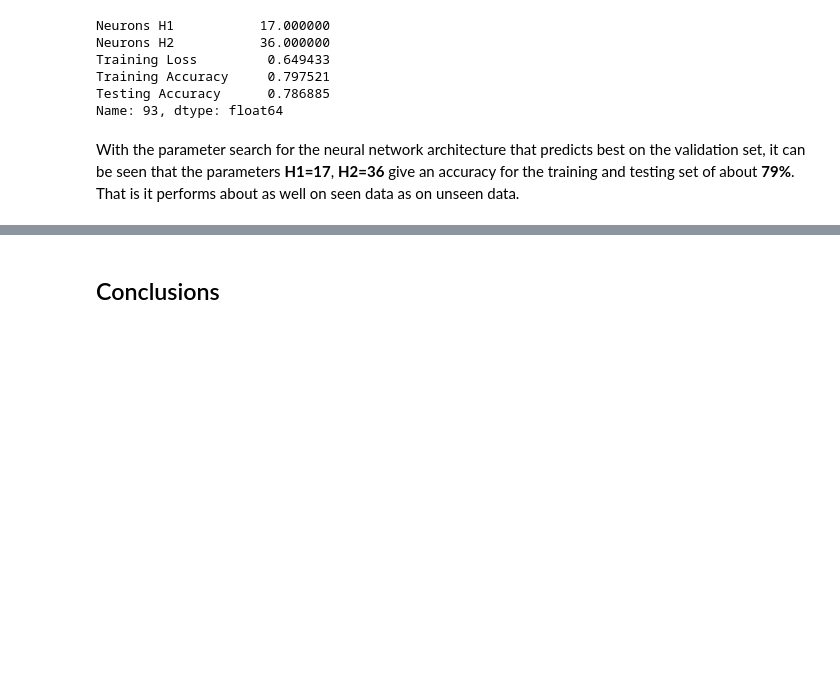
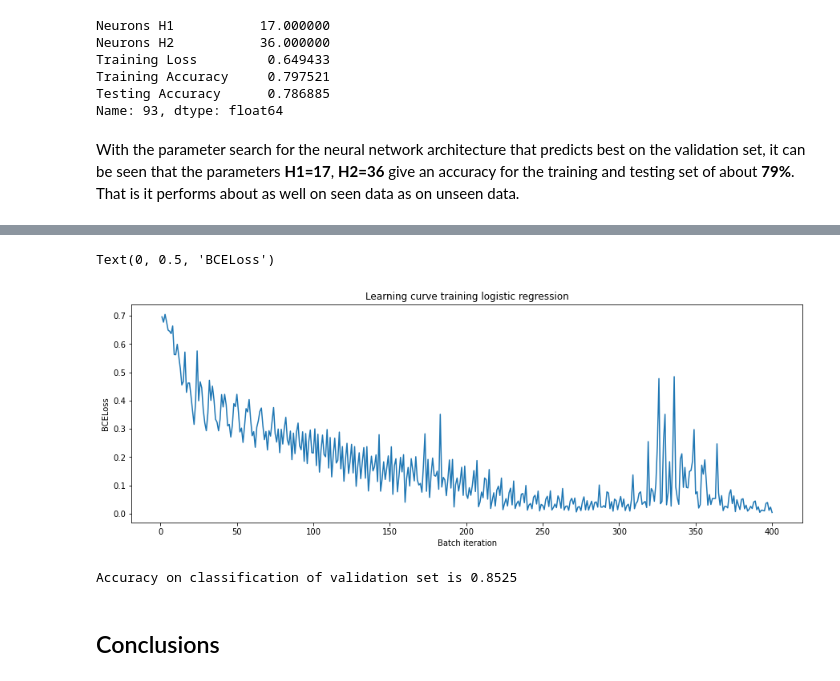
Before and after one commit to francisco-obando/Heart_attack_prediction, a Jupyter notebook: Heart_attack.ipynb, the cells around one changed output, grey strips where cells are left out. Cells and saved outputs as stored; diff of their text form; code cells hidden in the pictures; blank space fills up the shorter version.

Commit message:
Add files via upload
Added Logistic regression implementation with nn

```diff
--- a/Heart_attack.ipynb
+++ b/Heart_attack.ipynb
@@ -502,3 +567,20 @@ With the parameter search for the neural network architecture that predicts best
+# %%
+plt.figure(figsize=(15,5))
+sns.lineplot(np.arange(1,len(losses)+1,1),losses)
+plt.title("Learning curve training logistic regression")
+plt.xlabel("Batch iteration")
+plt.ylabel("BCELoss")
+# %% [output]
+Text(0, 0.5, 'BCELoss')
+[figure, added]
+# %%
+# Forward pass of trained network
+y_pred = lr(x_test_t)
+y_pred_class = y_pred.round().flatten()
+acc = (y_pred_class == y_test_t).float().mean()
+print("Accuracy on classification of validation set is {:.4f}".format(acc))
+# %% [output]
+Accuracy on classification of validation set is 0.8525
 # %% [markdown]
 ## Conclusions
 # %% [markdown]
```
Also changed, not shown: parts of 12 cells of this notebook.
